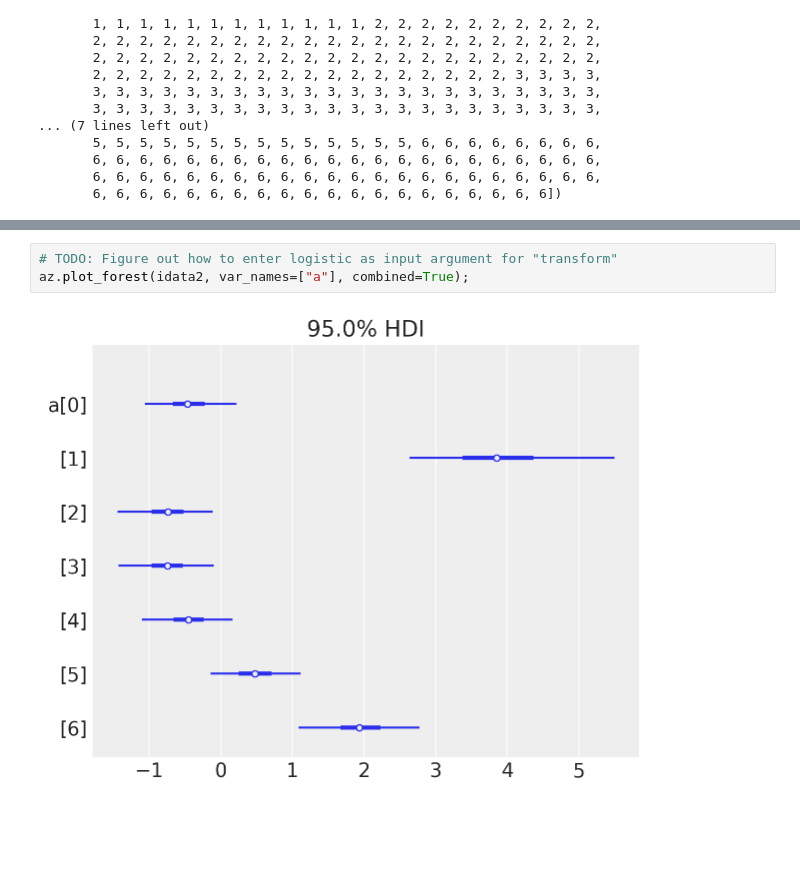
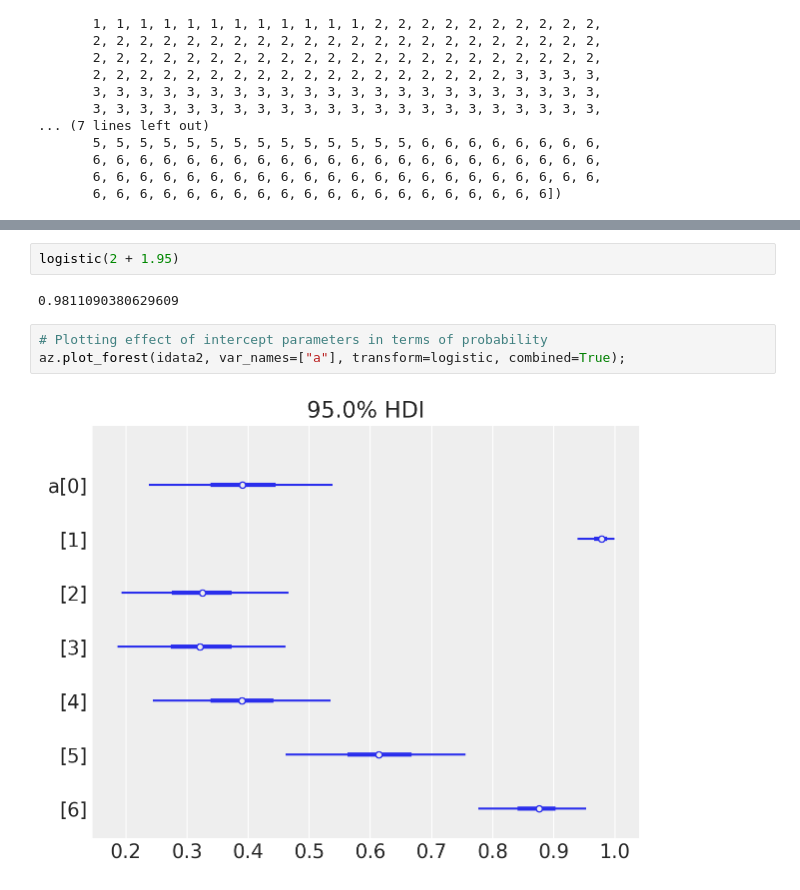
Before and after one commit to hyosubkim/bayes-toolbox, a Jupyter notebook: examples/logistic_regression.ipynb, the cells around one changed output, grey strips where cells are left out. Cells and saved outputs as stored; diff of their text form; blank space fills up the shorter version.

```diff
--- a/examples/logistic_regression.ipynb
+++ b/examples/logistic_regression.ipynb
@@ -191,8 +281,12 @@ az.summary(idata2, var_names=["a", "b"], round_to=2)
+# %%
+logistic(2 + 1.95)
+# %% [output]
+0.9811090380629609
 # %%
-# TODO: Figure out how to enter logistic as input argument for "transform"
-az.plot_forest(idata2, var_names=["a"], combined=True);
+# Plotting effect of intercept parameters in terms of probability
+az.plot_forest(idata2, var_names=["a"], transform=logistic, combined=True);
 # %% [output]
-[figure, old version]
+[figure, new version]
 # %%
 ax = az.plot_forest(idata2, var_names=["b"], combined=True)
 ax[0].set_yticklabels(["L/P", "R/P", "L/N", "R/N"]);
```
Also changed, not shown: parts of 12 cells of this notebook.
